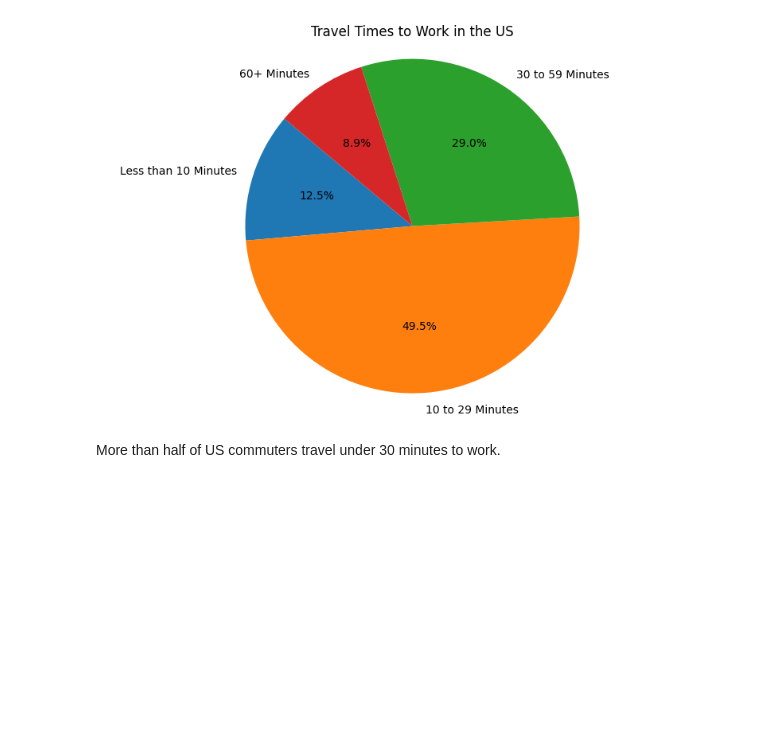
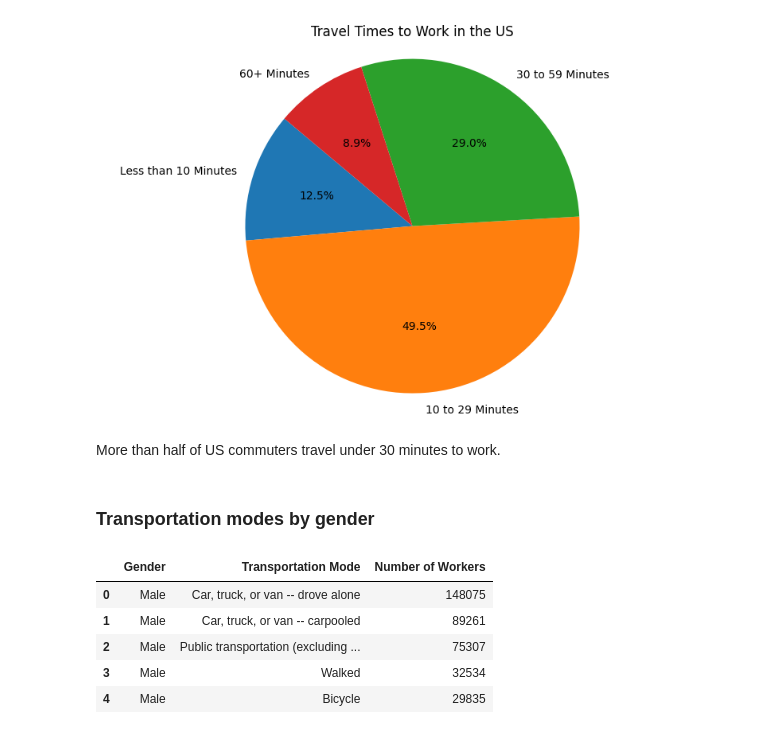
Before and after one commit to angelikabrown/CensusDataEDA, a Jupyter notebook: commute_viz.ipynb, the cells around one changed output. Drawn from its saved outputs; the diff is of its cells as text; code cells hidden in the pictures; blank space fills up the shorter version.

```diff
--- a/commute_viz.ipynb
+++ b/commute_viz.ipynb
@@ -27,3 +27,5 @@ plt.show()
 [figure]
 # %% [markdown]
 More than half of US commuters travel under 30 minutes to work.
+# %% [markdown]
+### Transportation modes by gender
@@ -29,0 +34,9 @@ More than half of US commuters travel under 30 minutes to work.
+# %%
+modes.head()
+# %% [output]
+|  | Gender | Transportation Mode | Number of Workers |
+| 0 | Male | Car, truck, or van -- drove alone | 148075 |
+| 1 | Male | Car, truck, or van -- carpooled | 89261 |
+| 2 | Male | Public transportation (excluding ... | 75307 |
+| 3 | Male | Walked | 32534 |
+| 4 | Male | Bicycle | 29835 |
```
Also changed, not shown: parts of 2 cells of this notebook.
